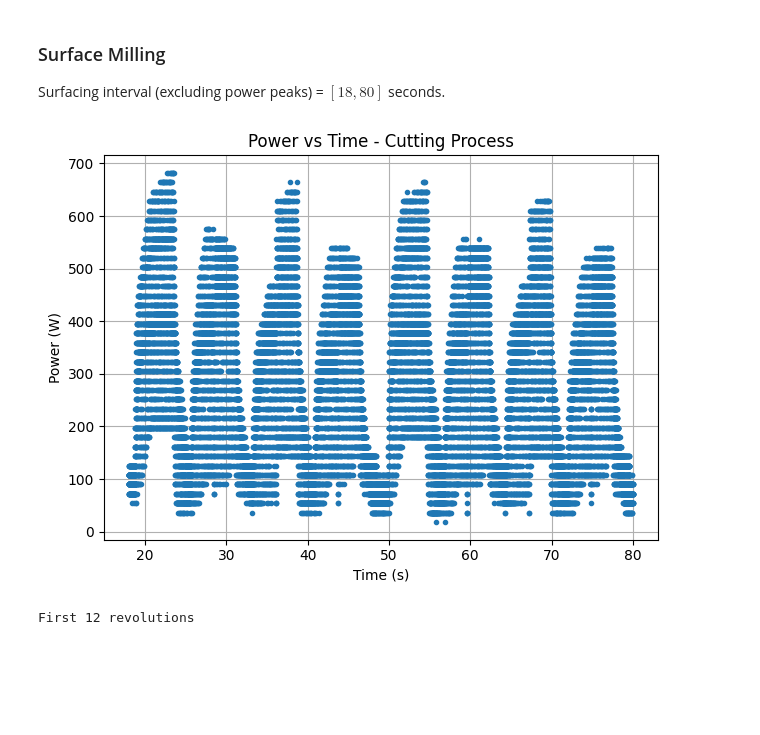
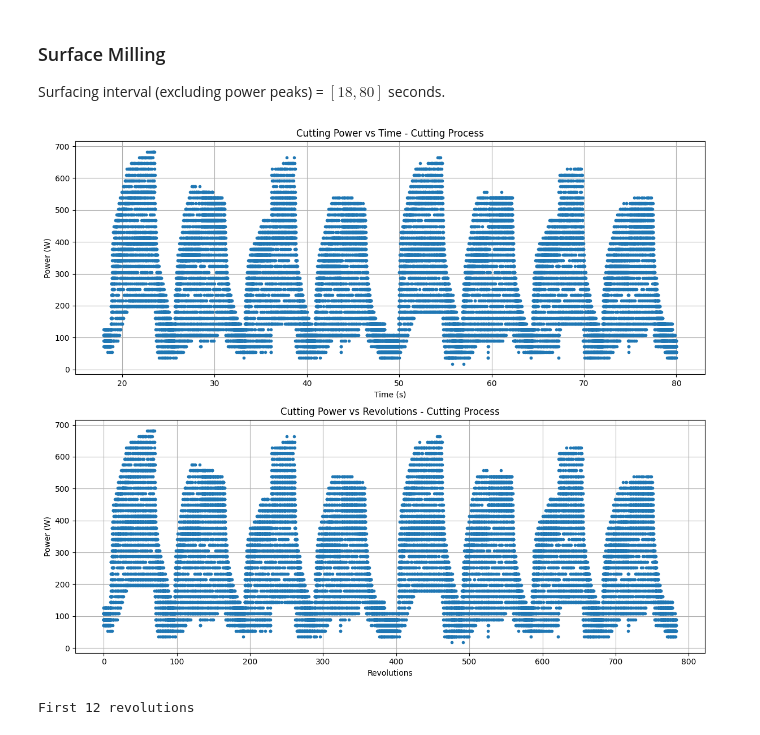
Before and after one commit to PaoloRos/MASSMa, a Jupyter notebook: 2_assignment/SURF_PAOLO.ipynb, the cells around one changed output. Cells and saved outputs as stored; diff of their text form; code cells hidden in the pictures; blank space fills up the shorter version.

```diff
--- a/2_assignment/SURF_PAOLO.ipynb
+++ b/2_assignment/SURF_PAOLO.ipynb
@@ -82,15 +82,24 @@ Trev = 60/N # (s) revolution period
 df150['rev'] = ((df150['time'] - df150['time'].iloc[0])/Trev).astype(int)
 df150.insert(0, 'rev', df150.pop('rev'))
 # %%
-plt.plot(df150['time'], df150['power'], marker='.', linestyle='none')
-plt.xlabel('Time (s)')
-plt.ylabel('Power (W)')
-plt.title('Power vs Time - Cutting Process')
-plt.grid(True)
+fig, axes = plt.subplots(2, 1, figsize=(12, 10))
+
+axes[0].plot(df150['time'], df150['power'], marker='.', linestyle='none')
+axes[0].set_xlabel('Time (s)')
+axes[0].set_ylabel('Power (W)')
+axes[0].set_title('Cutting Power vs Time - Cutting Process')
+axes[0].grid(True)
+
+axes[1].plot(df150['rev'], df150['power'], marker='.', linestyle='none')
+axes[1].set_xlabel('Revolutions')
+axes[1].set_ylabel('Power (W)')
+axes[1].set_title('Cutting Power vs Revolutions - Cutting Process')
+axes[1].grid(True)
+
 plt.tight_layout()
 plt.show()
 # %% [output]
-[figure, old version]
+[figure, new version]
 # %%
 stats = df150.groupby('rev')['power'].agg(
     mean_power='mean',
```
Also changed, not shown: 11 other files.
